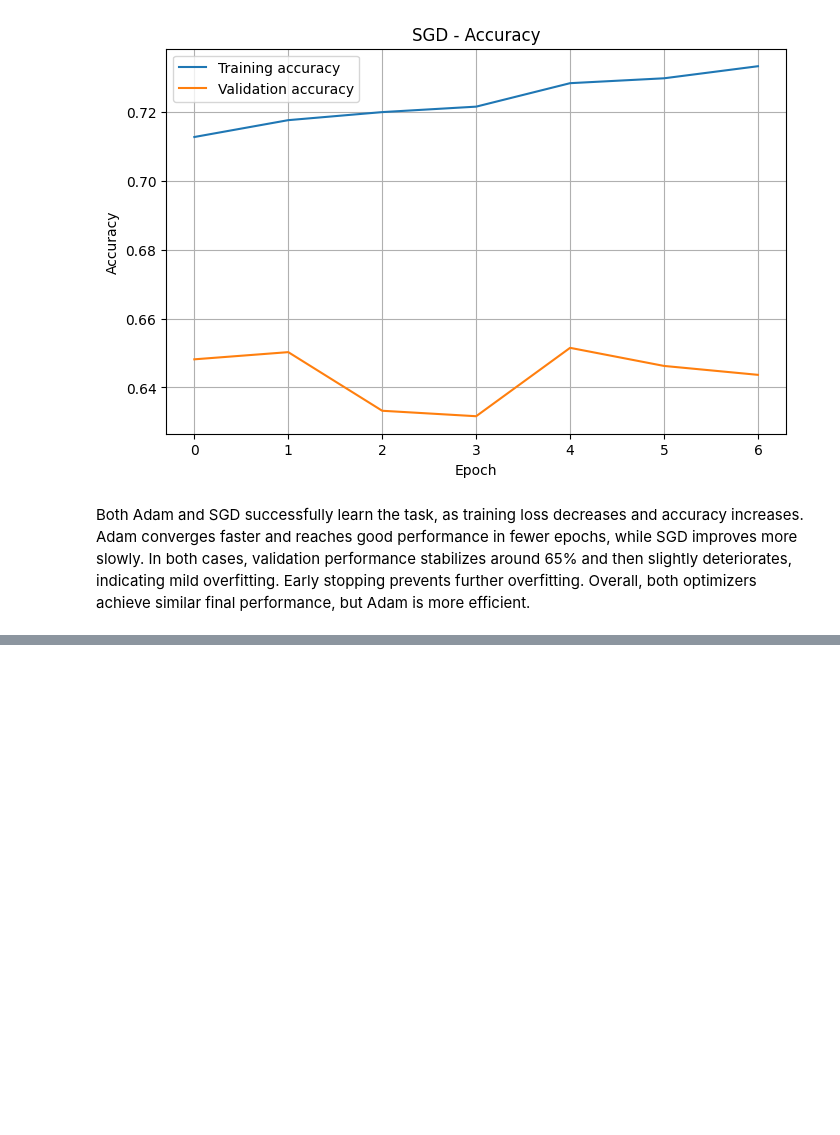
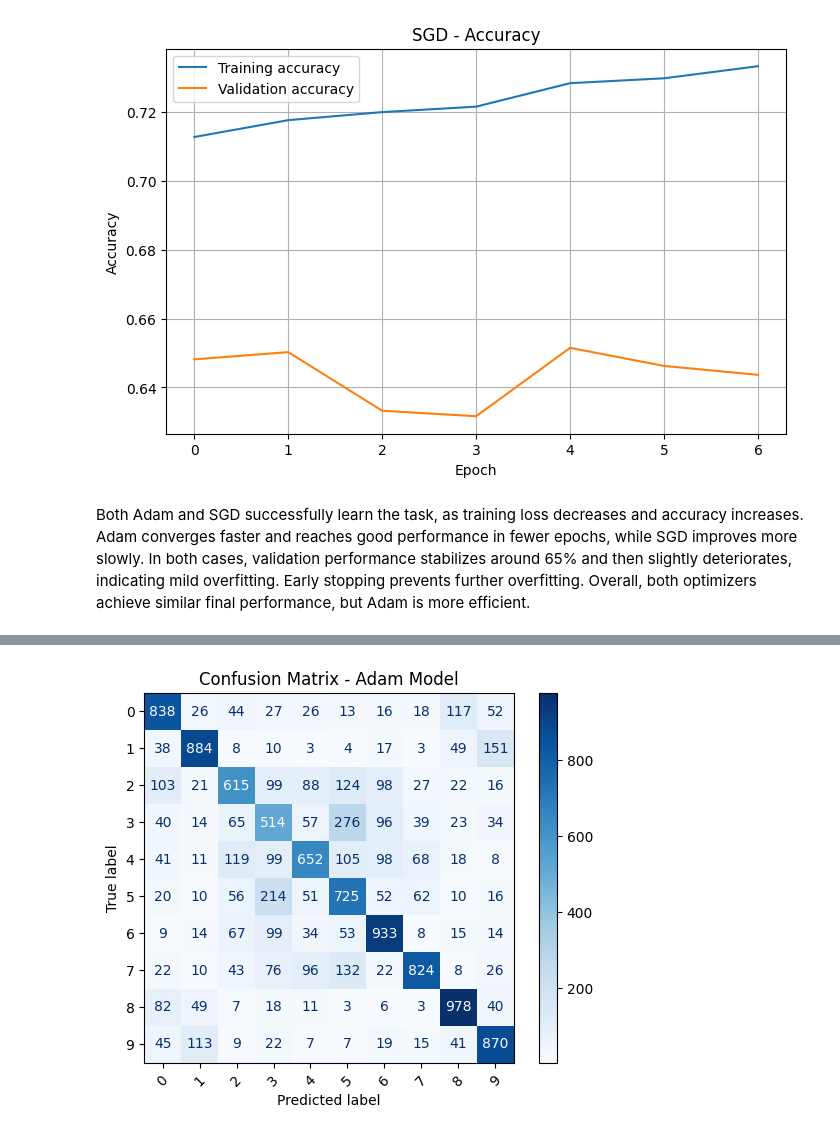
Before and after one commit to giannismantzaris-cmd/DAMA61, a Jupyter notebook: Mantzaris_WA5.ipynb, the cells around one changed output, grey strips where cells are left out. Saved outputs shown, nothing was run; the diff lists cells and outputs as text; code cells hidden in the pictures; blank space fills up the shorter version.

```diff
--- a/Mantzaris_WA5.ipynb
+++ b/Mantzaris_WA5.ipynb
@@ -245,0 +251,3 @@ Both Adam and SGD successfully learn the task, as training loss decreases and ac
+# %%
+y_pred = model.predict(X_test)
+y_pred_classes = np.argmax(y_pred, axis=1)
@@ -245,0 +256,13 @@ Both Adam and SGD successfully learn the task, as training loss decreases and ac
+# %%
+y_true = y_test.flatten()  # convert from (n,1) to (n,)
+# %%
+from sklearn.metrics import confusion_matrix, ConfusionMatrixDisplay
+
+cm = confusion_matrix(y_true, y_pred_classes)
+
+disp = ConfusionMatrixDisplay(confusion_matrix=cm)
+disp.plot(cmap="Blues", xticks_rotation=45)
+plt.title("Confusion Matrix - Adam Model")
+plt.show()
+# %% [output]
+[figure, added]
```
Also changed, not shown: parts of 2 cells of this notebook.
